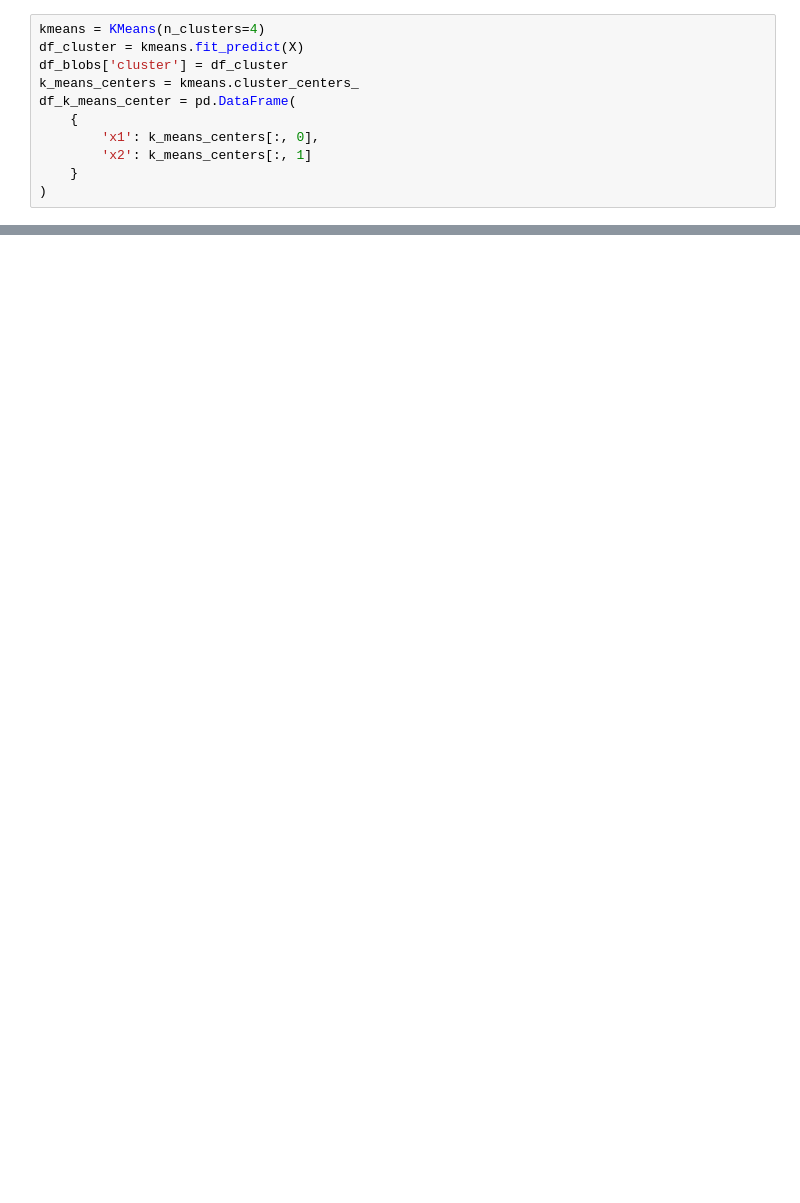
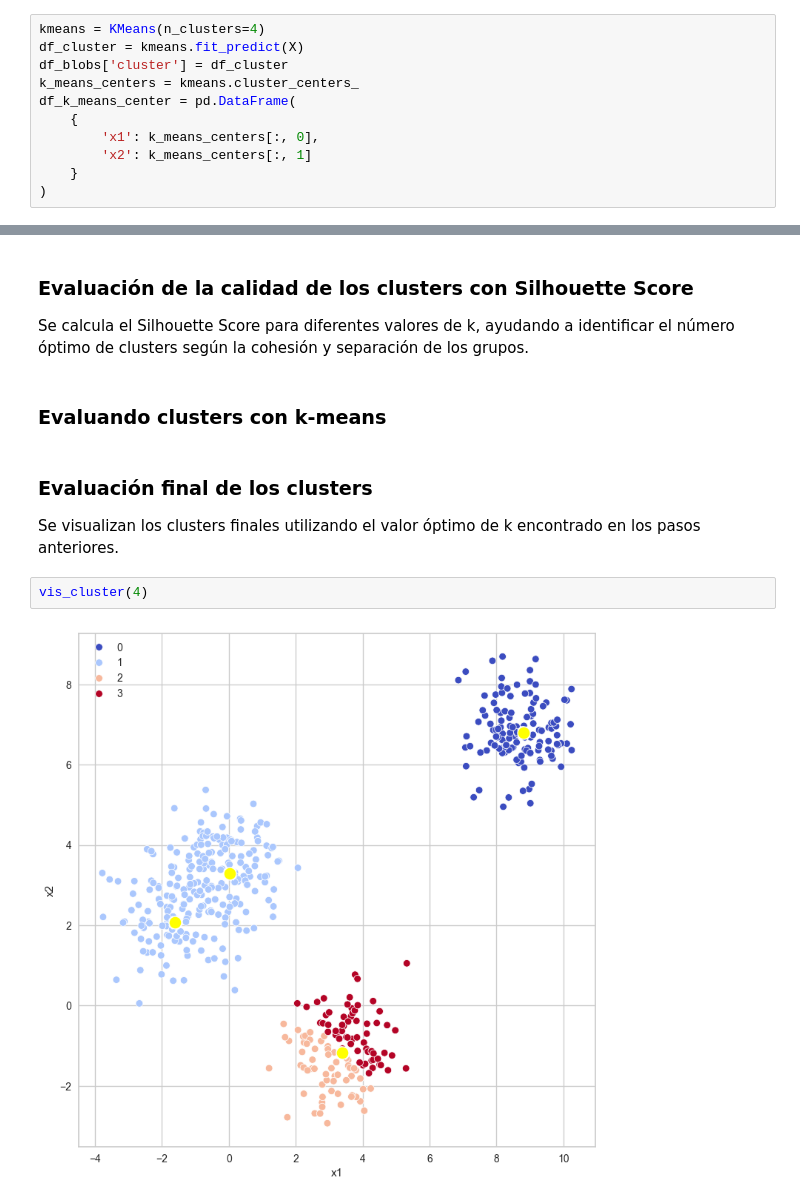
Before and after one commit to oscardbocanegra/learning_platzi, a Jupyter notebook: dataScientistPython/clustering/clustering_kmeans.ipynb, the cells around one changed output, grey strips where cells are left out. Cells and saved outputs as stored; diff of their text form; blank space fills up the shorter version.

```diff
--- a/dataScientistPython/clustering/clustering_kmeans.ipynb
+++ b/dataScientistPython/clustering/clustering_kmeans.ipynb
@@ -95,0 +193,12 @@ plt.show()
+# %% [markdown]
+### Evaluación de la calidad de los clusters con Silhouette Score
+Se calcula el Silhouette Score para diferentes valores de k, ayudando a identificar el número óptimo de clusters según la cohesión y separación de los grupos.
+# %% [markdown]
+### Evaluando clusters con k-means
+# %% [markdown]
+### Evaluación final de los clusters
+Se visualizan los clusters finales utilizando el valor óptimo de k encontrado en los pasos anteriores.
+# %%
+vis_cluster(4)
+# %% [output]
+[figure, added]
```
Also changed, not shown: parts of 23 cells of this notebook.
